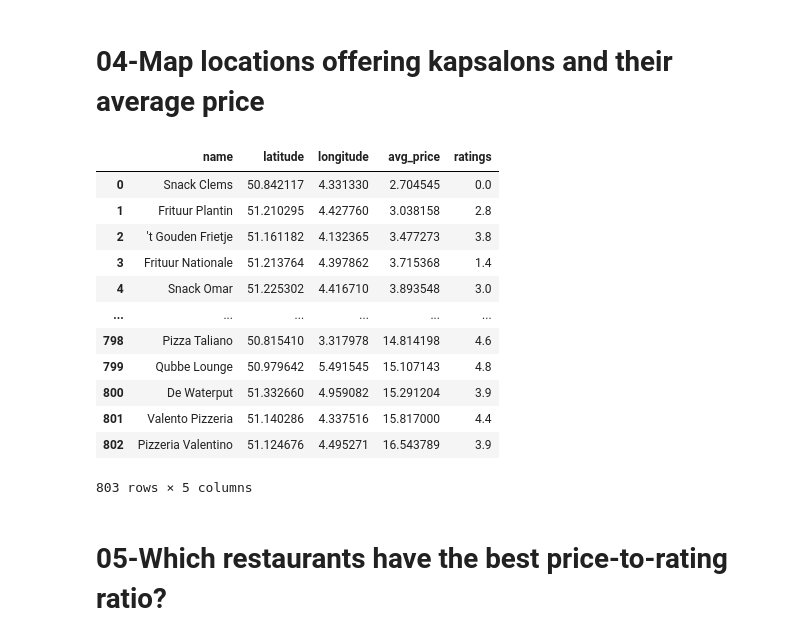
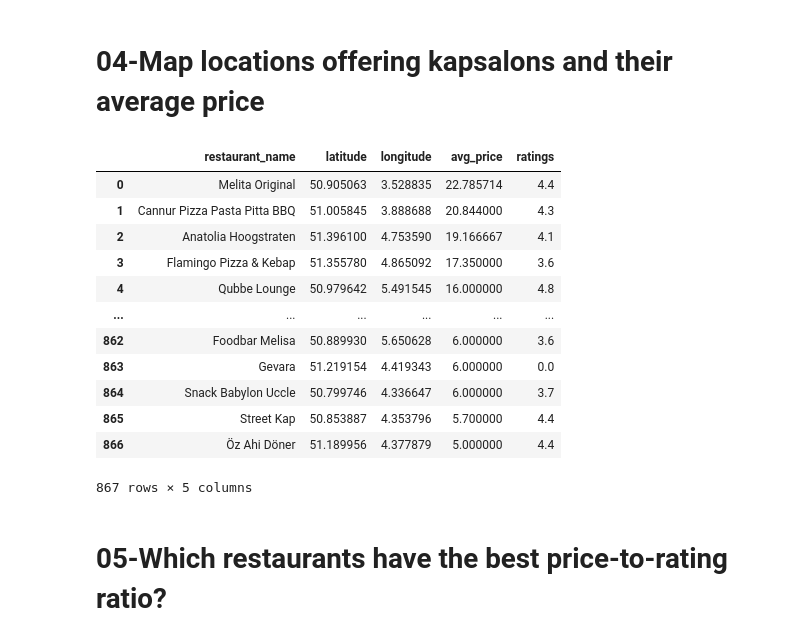
Before and after one commit to kristinnuyens/delivery-market-analysis, a Jupyter notebook: notebooks/SQL.ipynb, the cells around one changed output. Drawn from its saved outputs; the diff is of its cells as text; code cells hidden in the pictures.

```diff
--- a/notebooks/SQL.ipynb
+++ b/notebooks/SQL.ipynb
@@ -114,42 +110,42 @@ df_result
 # %%
 sql = """
 SELECT
-    r.name,
+    r.name AS restaurant_name,
     r.latitude,
     r.longitude,
     AVG(m.price) AS avg_price,
     r.ratings
 FROM restaurants AS r
-JOIN categories AS c
-    ON r.primarySlug = c.restaurant_id
 JOIN menuitems AS m
     ON r.primarySlug = m.primarySlug
-WHERE c.name LIKE '%Kapsalon%'
-GROUP BY r.name, r.latitude, r.longitude
-ORDER BY avg_price
+WHERE LOWER(m.name) LIKE '%kapsalon%'
+GROUP BY r.name, r.latitude, r.longitude, r.ratings
+ORDER BY avg_price DESC
 """
+
 df_result = pd.read_sql_query(sql, conn)
 
+# Save to CSV
 df_result.to_csv(
     SQL_OUT / "04_kapsalon_location_avg_price.csv",
     index=False
 )
 
 df_result
 # %% [output]
-|  | name | latitude | longitude | avg_price | ratings |
-| 0 | Snack Clems | 50.842117 | 4.331330 | 2.704545 | 0.0 |
-| 1 | Frituur Plantin | 51.210295 | 4.427760 | 3.038158 | 2.8 |
-| 2 | 't Gouden Frietje | 51.161182 | 4.132365 | 3.477273 | 3.8 |
-| 3 | Frituur Nationale | 51.213764 | 4.397862 | 3.715368 | 1.4 |
-| 4 | Snack Omar | 51.225302 | 4.416710 | 3.893548 | 3.0 |
+|  | restaurant_name | latitude | longitude | avg_price | ratings |
+| 0 | Melita Original | 50.905063 | 3.528835 | 22.785714 | 4.4 |
+| 1 | Cannur Pizza Pasta Pitta BBQ | 51.005845 | 3.888688 | 20.844000 | 4.3 |
+| 2 | Anatolia Hoogstraten | 51.396100 | 4.753590 | 19.166667 | 4.1 |
+| 3 | Flamingo Pizza & Kebap | 51.355780 | 4.865092 | 17.350000 | 3.6 |
+| 4 | Qubbe Lounge | 50.979642 | 5.491545 | 16.000000 | 4.8 |
 | ... | ... | ... | ... | ... | ... |
-| 798 | Pizza Taliano | 50.815410 | 3.317978 | 14.814198 | 4.6 |
-| 799 | Qubbe Lounge | 50.979642 | 5.491545 | 15.107143 | 4.8 |
-| 800 | De Waterput | 51.332660 | 4.959082 | 15.291204 | 3.9 |
-| 801 | Valento Pizzeria | 51.140286 | 4.337516 | 15.817000 | 4.4 |
-| 802 | Pizzeria Valentino | 51.124676 | 4.495271 | 16.543789 | 3.9 |
+| 862 | Foodbar Melisa | 50.889930 | 5.650628 | 6.000000 | 3.6 |
+| 863 | Gevara | 51.219154 | 4.419343 | 6.000000 | 0.0 |
+| 864 | Snack Babylon Uccle | 50.799746 | 4.336647 | 6.000000 | 3.7 |
+| 865 | Street Kap | 50.853887 | 4.353796 | 5.700000 | 4.4 |
+| 866 | Öz Ahi Döner | 51.189956 | 4.377879 | 5.000000 | 4.4 |
-803 rows × 5 columns
+867 rows × 5 columns
 # %% [markdown]
 # 05-Which restaurants have the best price-to-rating ratio?
 # %%
```
Also changed, not shown: parts of 6 cells of this notebook, 12 other files.
